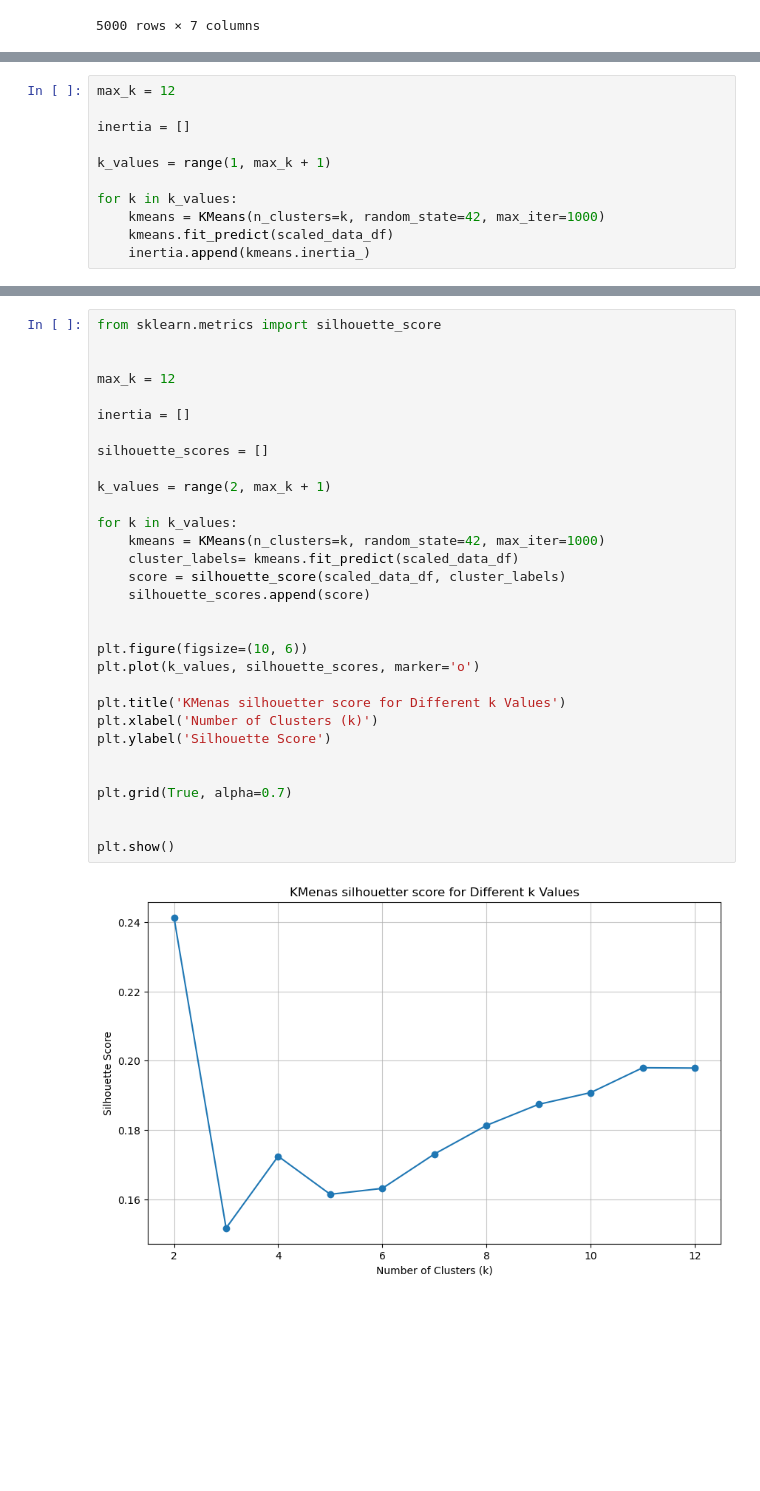
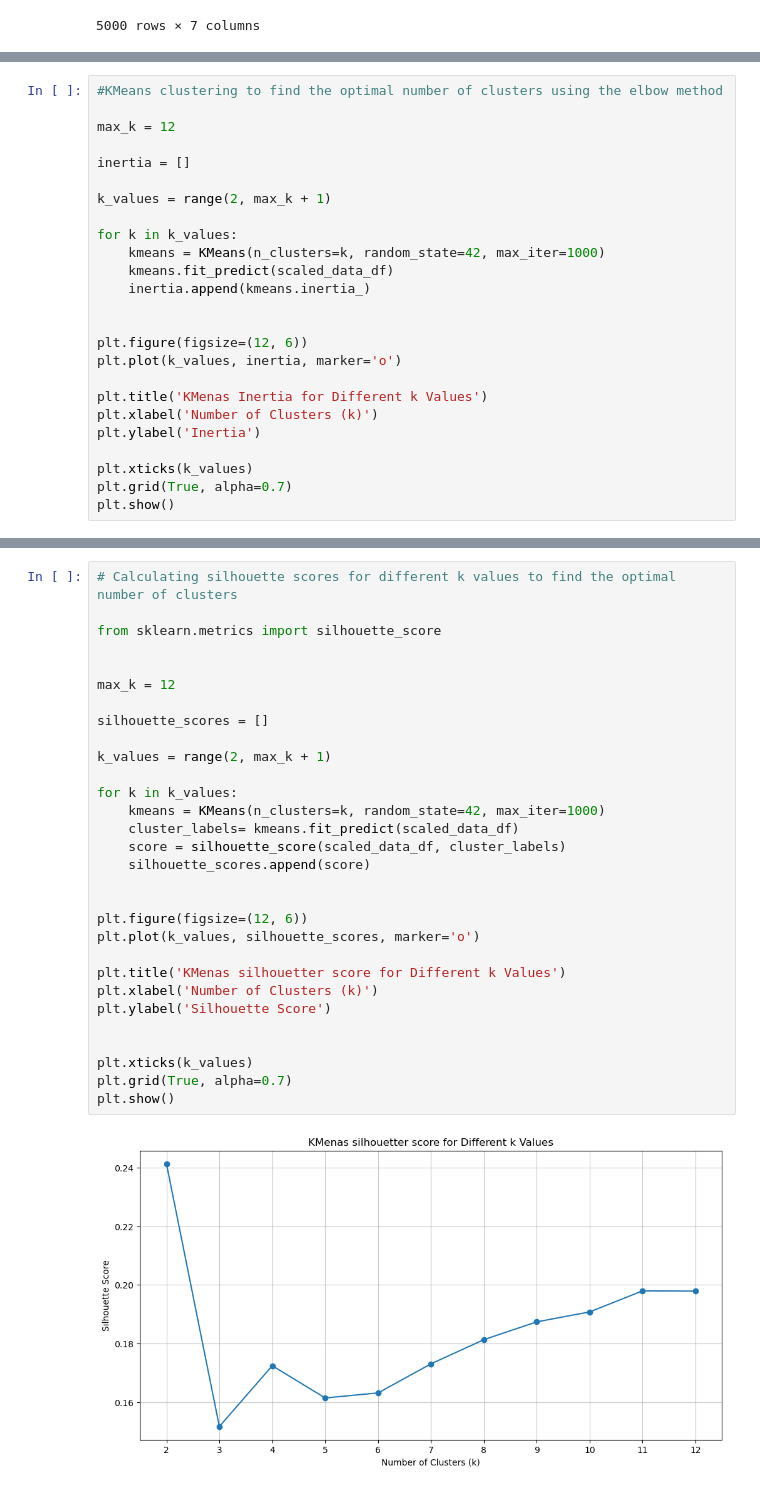
Before and after one commit to rshewatkar/ML_internship, a Jupyter notebook: New Project/new.ipynb, the cells around one changed output, grey strips where cells are left out. Drawn from its saved outputs; the diff is of its cells as text; blank space fills up the shorter version.

```diff
--- a/New Project/new.ipynb
+++ b/New Project/new.ipynb
@@ -177,11 +188,25 @@ from sklearn.cluster import KMeans
 # %%
+#KMeans clustering to find the optimal number of clusters using the elbow method
+
 max_k = 12
 
 inertia = []
 
-k_values = range(1, max_k + 1)
+k_values = range(2, max_k + 1)
 
 for k in k_values:
     kmeans = KMeans(n_clusters=k, random_state=42, max_iter=1000)
     kmeans.fit_predict(scaled_data_df)
     inertia.append(kmeans.inertia_)
+
+
+plt.figure(figsize=(12, 6))
+plt.plot(k_values, inertia, marker='o')
+
+plt.title('KMenas Inertia for Different k Values')
+plt.xlabel('Number of Clusters (k)')
+plt.ylabel('Inertia')
+
+plt.xticks(k_values)
+plt.grid(True, alpha=0.7)
+plt.show()
@@ -203,33 +215,32 @@ plt.show()
 # %%
+# Calculating silhouette scores for different k values to find the optimal number of clusters
+
 from sklearn.metrics import silhouette_score
 
 
 max_k = 12
-
-inertia = []
 
 silhouette_scores = []
 
 k_values = range(2, max_k + 1)
 
 for k in k_values:
     kmeans = KMeans(n_clusters=k, random_state=42, max_iter=1000)
     cluster_labels= kmeans.fit_predict(scaled_data_df)
     score = silhouette_score(scaled_data_df, cluster_labels)
     silhouette_scores.append(score)
 
 
-plt.figure(figsize=(10, 6))
+plt.figure(figsize=(12, 6))
 plt.plot(k_values, silhouette_scores, marker='o')
 
 plt.title('KMenas silhouetter score for Different k Values')
 plt.xlabel('Number of Clusters (k)')
 plt.ylabel('Silhouette Score')
 
 
+plt.xticks(k_values)
 plt.grid(True, alpha=0.7)
-
-
 plt.show()
 # %% [output]
-[figure, old version]
+[figure, new version]
```
Also changed, not shown: parts of 25 cells of this notebook.
